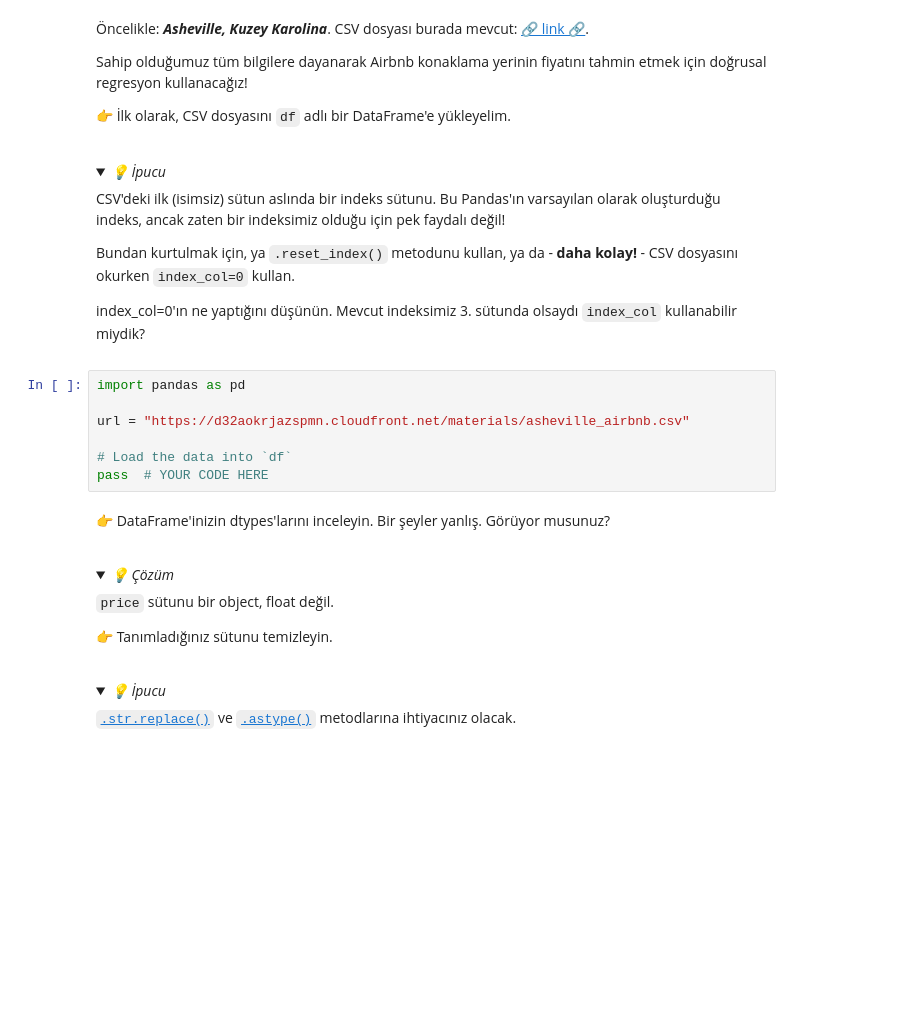
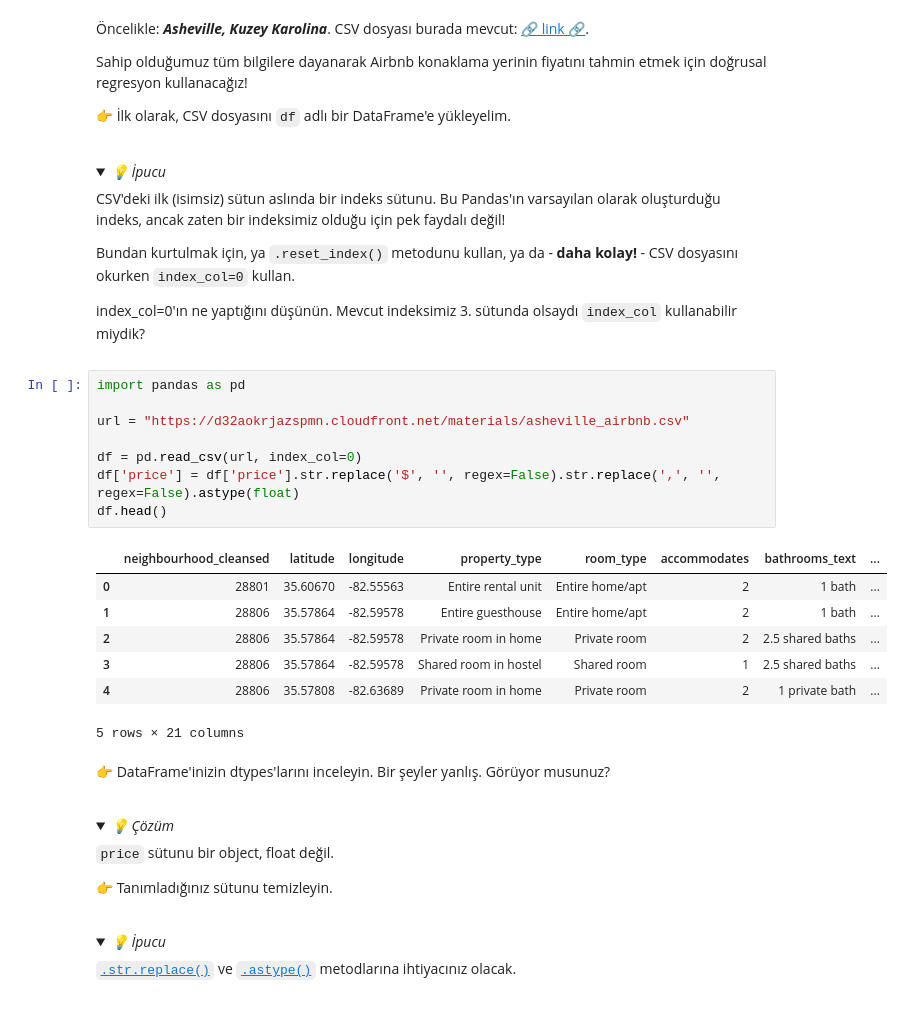
Before and after one commit to Arzuyasar/S18D1-S-Data-ham-or-spam, a Jupyter notebook: airbnb.ipynb, the cells around one changed output. Drawn from its saved outputs; the diff is of its cells as text; folded sections open; blank space fills up the shorter version.

```diff
--- a/airbnb.ipynb
+++ b/airbnb.ipynb
@@ -42,10 +42,19 @@ index_col=0'ın ne yaptığını düşünün. Mevcut indeksimiz 3. sütunda olsa
 # %%
 import pandas as pd
 
 url = "https://d32aokrjazspmn.cloudfront.net/materials/asheville_airbnb.csv"
 
-# Load the data into `df`
-pass  # YOUR CODE HERE
+df = pd.read_csv(url, index_col=0)
+df['price'] = df['price'].str.replace('$', '', regex=False).str.replace(',', '', regex=False).astype(float)
+df.head()
+# %% [output]
+|  | neighbourhood_cleansed | latitude | longitude | property_type | room_type | accommodates | bathrooms_text | ... |
+| 0 | 28801 | 35.60670 | -82.55563 | Entire rental unit | Entire home/apt | 2 | 1 bath | ... |
+| 1 | 28806 | 35.57864 | -82.59578 | Entire guesthouse | Entire home/apt | 2 | 1 bath | ... |
+| 2 | 28806 | 35.57864 | -82.59578 | Private room in home | Private room | 2 | 2.5 shared baths | ... |
+| 3 | 28806 | 35.57864 | -82.59578 | Shared room in hostel | Shared room | 1 | 2.5 shared baths | ... |
+| 4 | 28806 | 35.57808 | -82.63689 | Private room in home | Private room | 2 | 1 private bath | ... |
+5 rows × 21 columns
 # %% [markdown]
 👉 DataFrame'inizin dtypes'larını inceleyin. Bir şeyler yanlış. Görüyor musunuz?
 <br><br>
```
Also changed, not shown: parts of 72 cells of this notebook, 11 other files.
